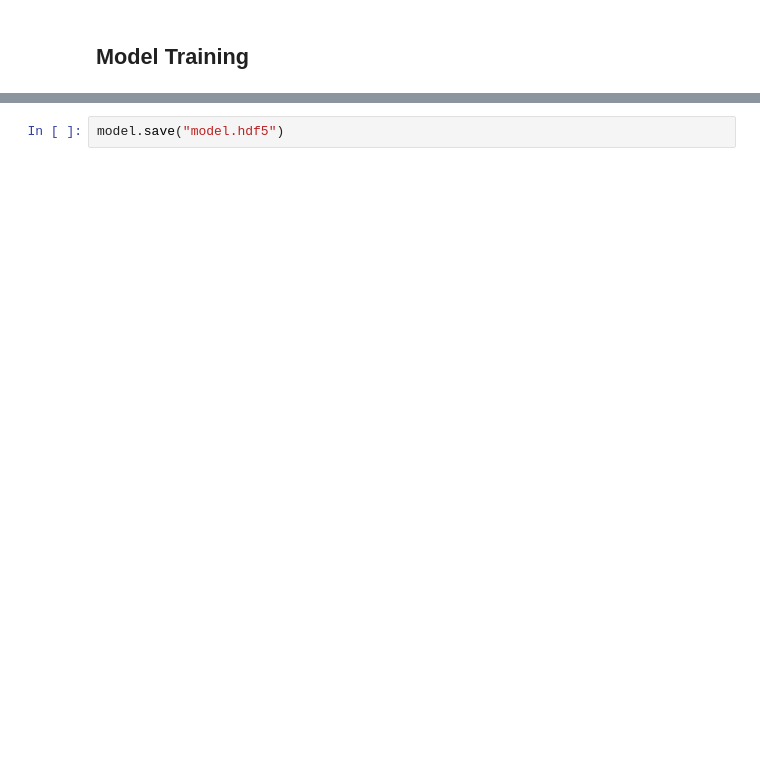
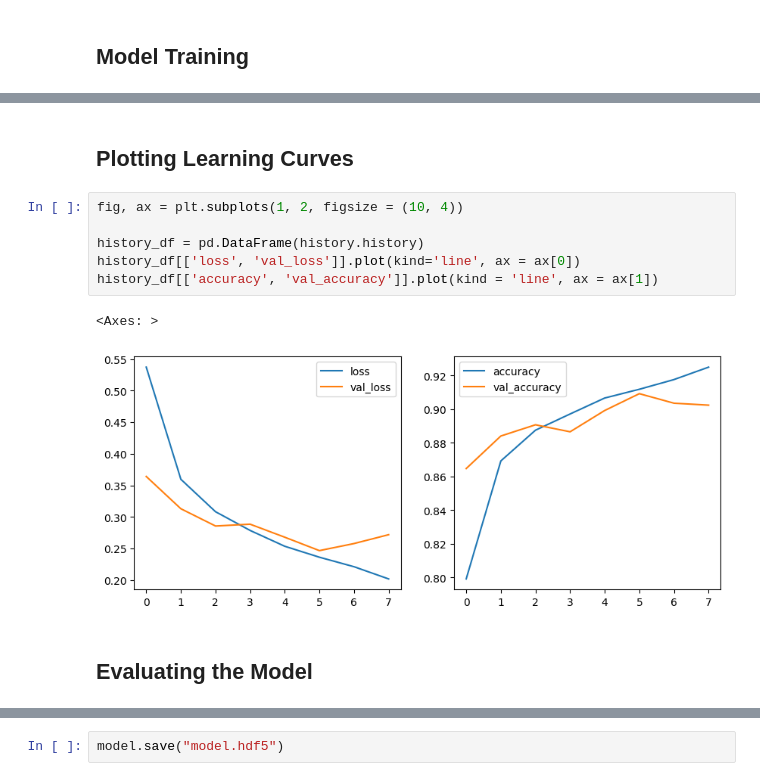
Before and after one commit to Mburu-Elvis/mnist_fashion-classificaton, a Jupyter notebook: transfer_learning.ipynb, the cells around one changed output, grey strips where cells are left out. Saved outputs shown, nothing was run; the diff lists cells and outputs as text; blank space fills up the shorter version.

```diff
--- a/transfer_learning.ipynb
+++ b/transfer_learning.ipynb
@@ -171,0 +173,13 @@ Epoch 10: early stopping
+# %% [markdown]
+## Plotting Learning Curves
+# %%
+fig, ax = plt.subplots(1, 2, figsize = (10, 4))
+
+history_df = pd.DataFrame(history.history)
+history_df[['loss', 'val_loss']].plot(kind='line', ax = ax[0])
+history_df[['accuracy', 'val_accuracy']].plot(kind = 'line', ax = ax[1])
+# %% [output]
+<Axes: >
+[figure, added]
+# %% [markdown]
+## Evaluating the Model
```
Also changed, not shown: parts of 6 cells of this notebook.
